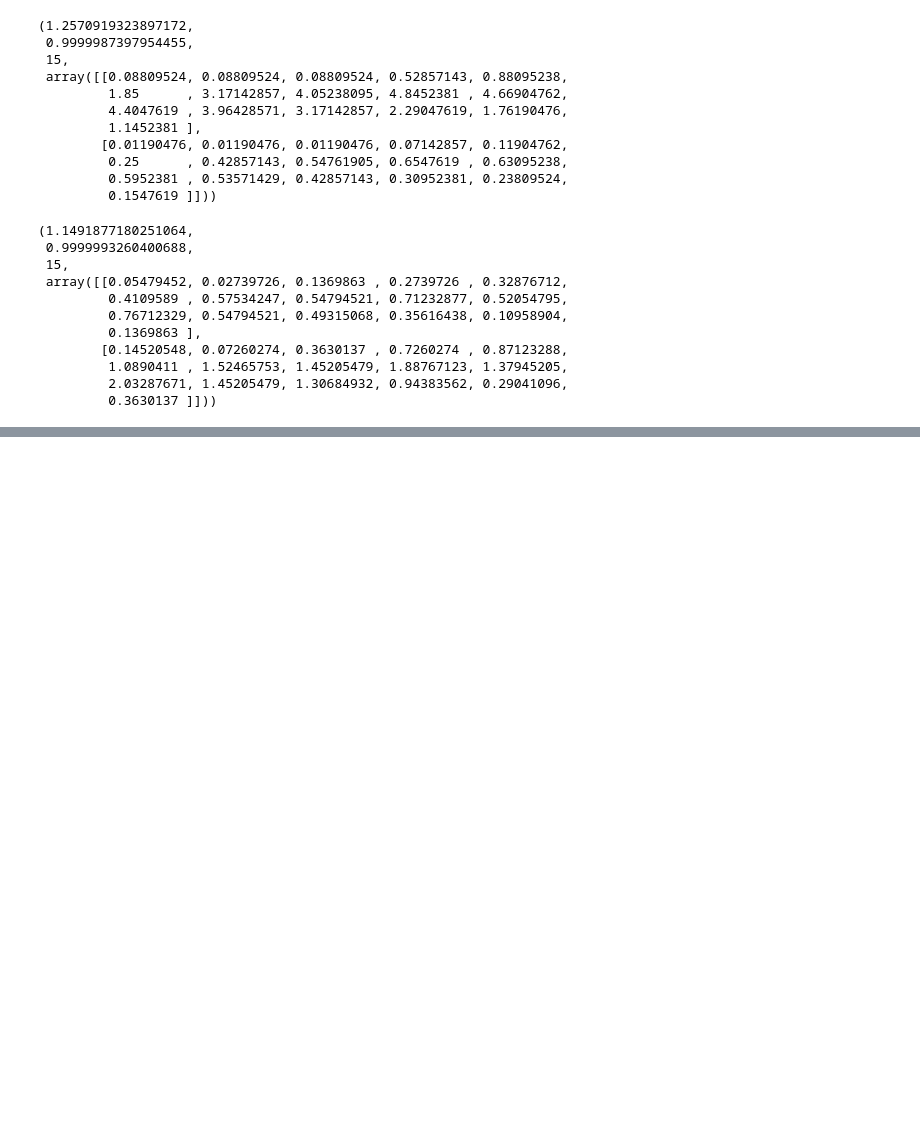
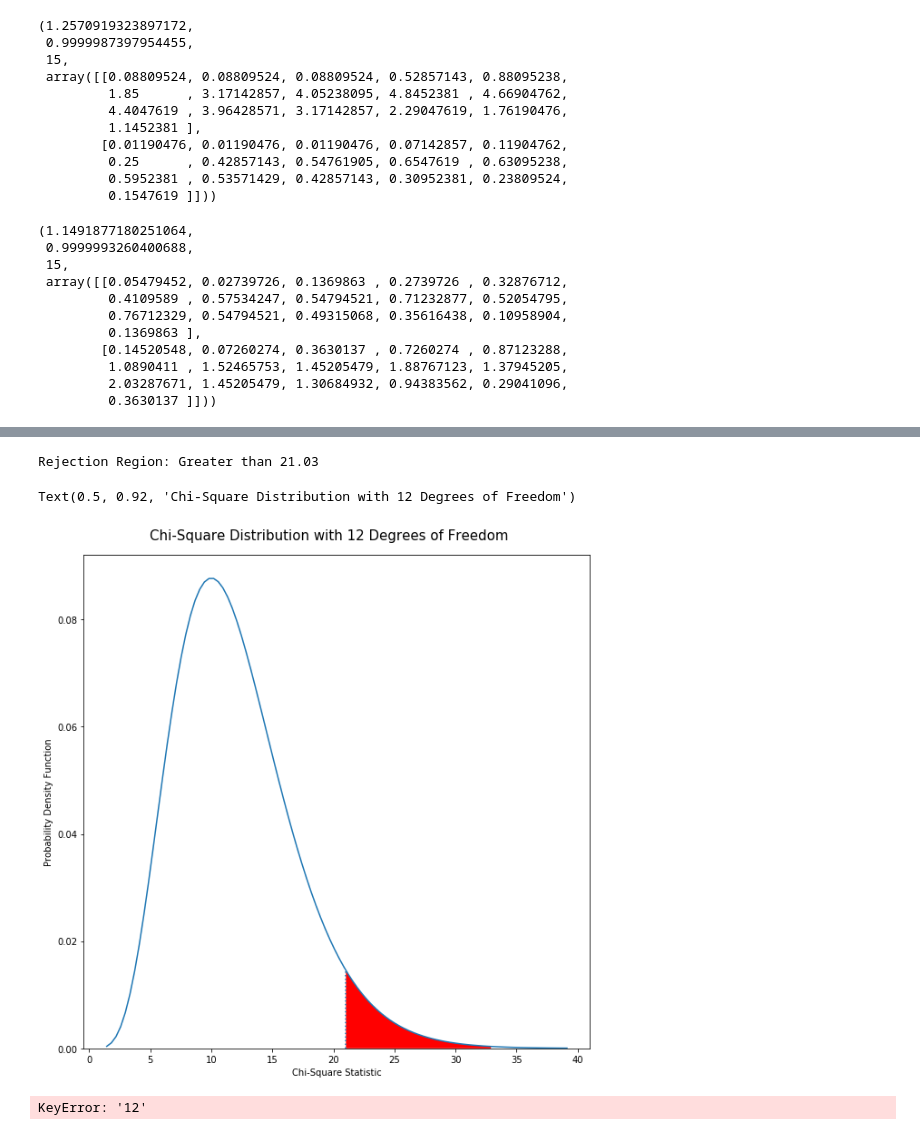
Before and after one commit to AlvarezKevin/fall_2019, a Jupyter notebook: project/Alvarez_Kevin_CSC217_Project.ipynb, the cells around one changed output, grey strips where cells are left out. Cells and saved outputs as stored; diff of their text form; code cells hidden in the pictures; blank space fills up the shorter version.

```diff
--- a/project/Alvarez_Kevin_CSC217_Project.ipynb
+++ b/project/Alvarez_Kevin_CSC217_Project.ipynb
@@ -540,0 +583,23 @@ stats.chi2_contingency([heroin_use[:16],oxycontin_use[:16]])
+# %%
+degrees_freedom = len(frequency_columns) - 1 # (Length of possible outcomes - 1) * (2 distributions - 1)
+dist = stats.chi2(df=degrees_freedom)
+print('Rejection Region: Greater than', np.round(dist.ppf(0.95), 2))
+fig = plt.figure(figsize=(10,10))
+x = np.linspace(dist.ppf(0.0001), dist.ppf(0.9999), 100)
+plt.plot(x, dist.pdf(x))
+plt.plot([dist.ppf(0.95), dist.ppf(0.95)],[0, dist.pdf(dist.ppf(0.95))], linestyle='dotted', color='#1f77b4')
+X_fill = np.linspace(dist.ppf(0.95), dist.ppf(0.999))
+Y = dist.pdf(X_fill)
+plt.fill_between(X_fill, 0, Y, facecolor='red')
+plt.ylim(bottom=0)
+plt.xlabel('Chi-Square Statistic')
+plt.ylabel('Probability Density Function')
+fig.suptitle('Chi-Square Distribution with ' + str(degrees_freedom) + ' Degrees of Freedom', fontsize=15, y=0.92)
+# %% [output]
+Rejection Region: Greater than 21.03
+Text(0.5, 0.92, 'Chi-Square Distribution with 12 Degrees of Freedom')
+[figure, added]
+# %%
+stats.chi2_contingency([frequency_data.loc['12'][[frequency_columns]], frequency_data.loc['13'][frequency_columns]])
+# %% [output]
+KeyError: '12'
```
Also changed, not shown: parts of 8 cells of this notebook.
